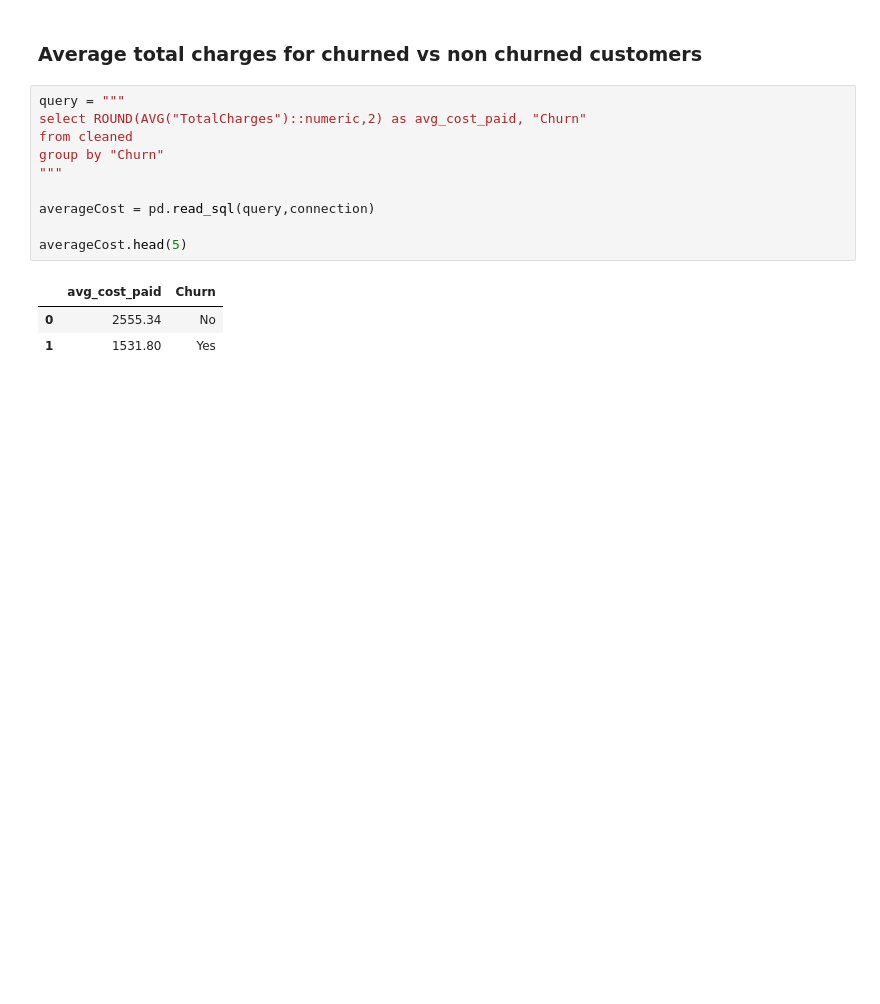
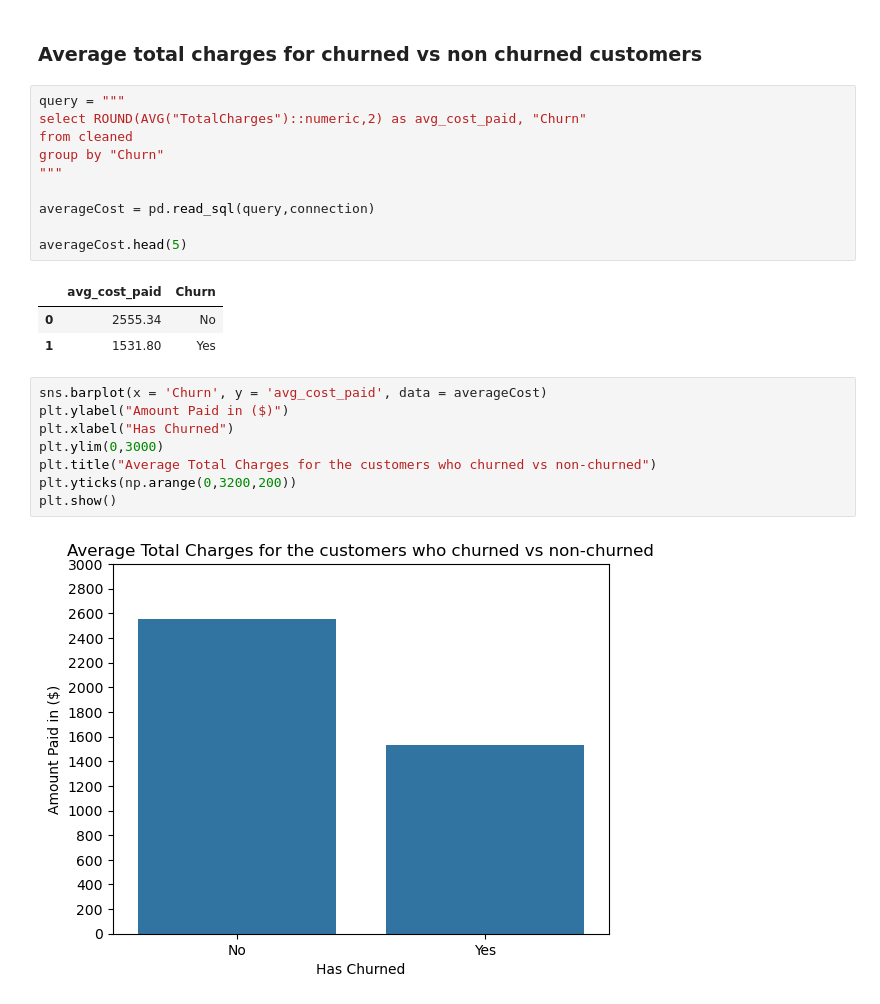
Before and after one commit to suzaladhikari/customer_churn-, a Jupyter notebook: EDA/eda.ipynb, the cells around one changed output. Cells and saved outputs as stored; diff of their text form; blank space fills up the shorter version.

Commit message:
plotted the average total charges for the customers

```diff
--- a/EDA/eda.ipynb
+++ b/EDA/eda.ipynb
@@ -506,3 +506,13 @@ averageCost.head(5)
 |  | avg_cost_paid | Churn |
 | 0 | 2555.34 | No |
 | 1 | 1531.80 | Yes |
+# %%
+sns.barplot(x = 'Churn', y = 'avg_cost_paid', data = averageCost)
+plt.ylabel("Amount Paid in ($)")
+plt.xlabel("Has Churned")
+plt.ylim(0,3000)
+plt.title("Average Total Charges for the customers who churned vs non-churned")
+plt.yticks(np.arange(0,3200,200))
+plt.show()
+# %% [output]
+[figure, added]
```
